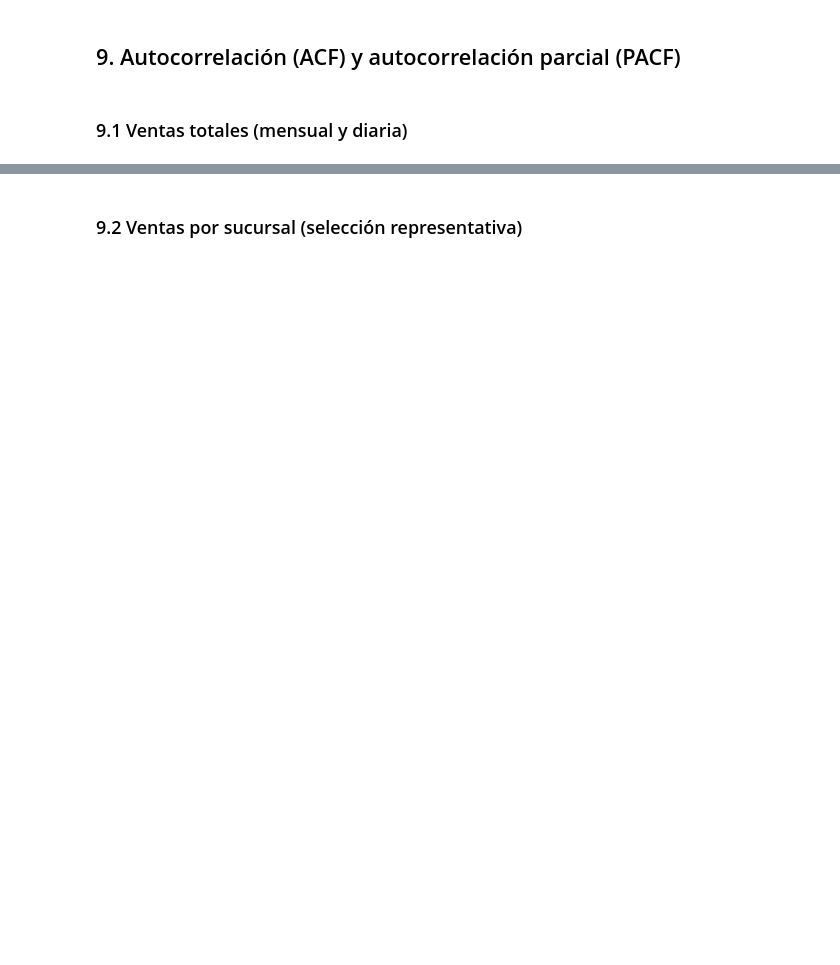
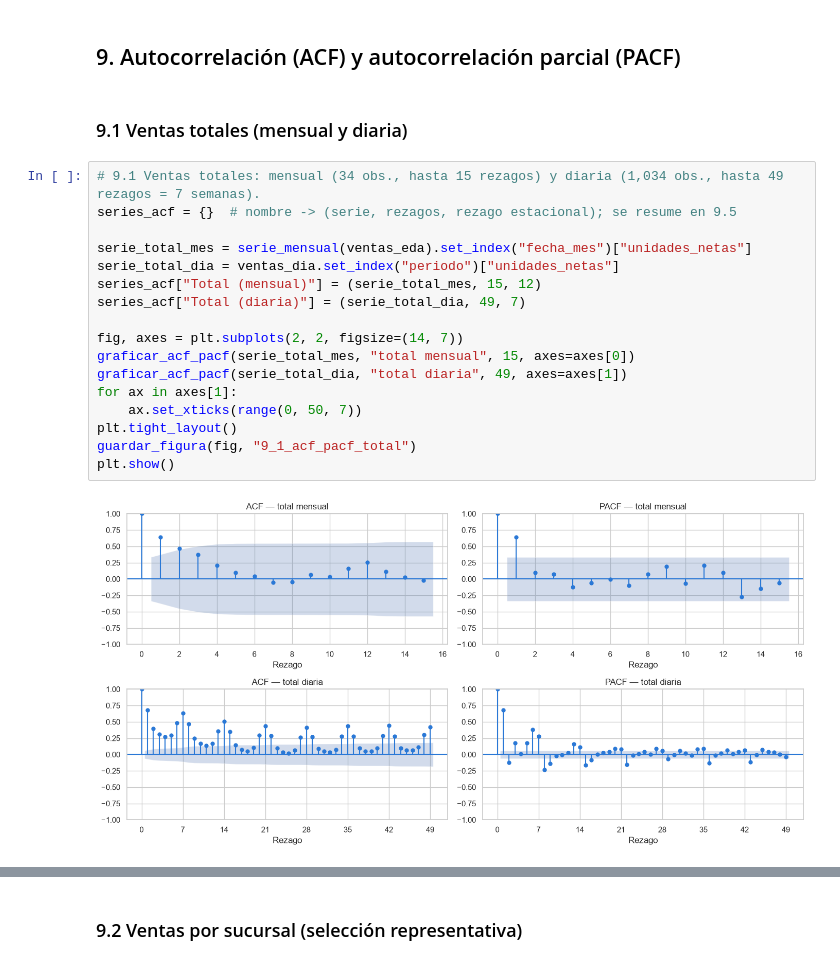
Before and after one commit to alfredo1010/proyecto_predict_future_sales, a Jupyter notebook: notebooks/01_exploratory_data_analysis.ipynb, the cells around one changed output, grey strips where cells are left out. Drawn from its saved outputs; the diff is of its cells as text; blank space fills up the shorter version.

```diff
--- a/notebooks/01_exploratory_data_analysis.ipynb
+++ b/notebooks/01_exploratory_data_analysis.ipynb
@@ -1192,4 +1456,23 @@ Tiendas con más registros que superan alguno de los dos umbrales:
 ## 9. Autocorrelación (ACF) y autocorrelación parcial (PACF)
 # %% [markdown]
 ### 9.1 Ventas totales (mensual y diaria)
+# %%
+# 9.1 Ventas totales: mensual (34 obs., hasta 15 rezagos) y diaria (1,034 obs., hasta 49 rezagos = 7 semanas).
+series_acf = {}  # nombre -> (serie, rezagos, rezago estacional); se resume en 9.5
+
+serie_total_mes = serie_mensual(ventas_eda).set_index("fecha_mes")["unidades_netas"]
+serie_total_dia = ventas_dia.set_index("periodo")["unidades_netas"]
+series_acf["Total (mensual)"] = (serie_total_mes, 15, 12)
+series_acf["Total (diaria)"] = (serie_total_dia, 49, 7)
+
+fig, axes = plt.subplots(2, 2, figsize=(14, 7))
+graficar_acf_pacf(serie_total_mes, "total mensual", 15, axes=axes[0])
+graficar_acf_pacf(serie_total_dia, "total diaria", 49, axes=axes[1])
+for ax in axes[1]:
+    ax.set_xticks(range(0, 50, 7))
+plt.tight_layout()
+guardar_figura(fig, "9_1_acf_pacf_total")
+plt.show()
+# %% [output]
+[figure, added]
 # %% [markdown]
```
Also changed, not shown: parts of 24 cells of this notebook, 14 other files.
